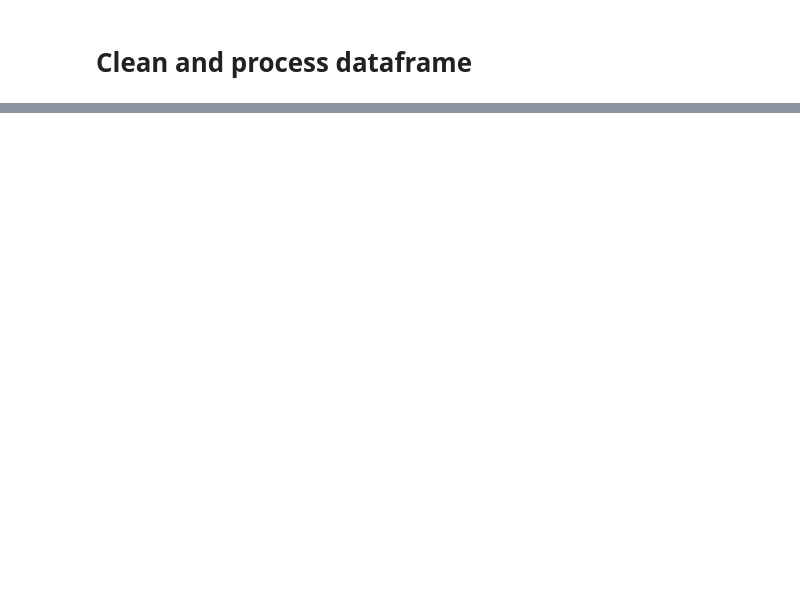
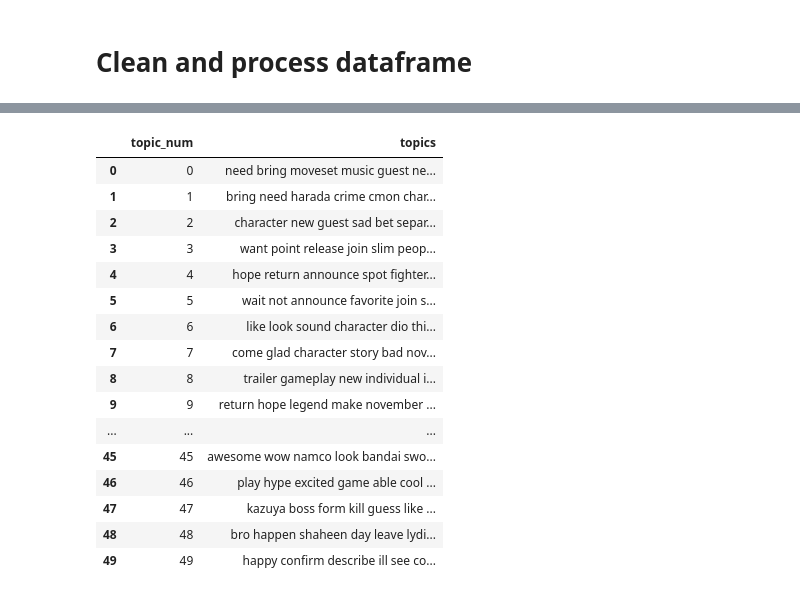
Before and after one commit to JonR45/TekkenNLP, a Jupyter notebook: notebooks/4.2.NMF_characters_removed.ipynb, the cells around one changed output, grey strips where cells are left out. Cells and saved outputs as stored; diff of their text form; code cells hidden in the pictures; blank space fills up the shorter version.

```diff
--- a/notebooks/4.2.NMF_characters_removed.ipynb
+++ b/notebooks/4.2.NMF_characters_removed.ipynb
@@ -126,0 +333,24 @@ H = nmf.transform(A)
+# %%
+# Create a df with only the created topics and topic number
+df_topic = df_topic['topics'].reset_index()
+df_topic.columns = ['topic_num', 'topics']
+
+df_topic
+# %% [output]
+|  | topic_num | topics |
+| 0 | 0 | need bring moveset music guest ne... |
+| 1 | 1 | bring need harada crime cmon char... |
+| 2 | 2 | character new guest sad bet separ... |
+| 3 | 3 | want point release join slim peop... |
+| 4 | 4 | hope return announce spot fighter... |
+| 5 | 5 | wait not announce favorite join s... |
+| 6 | 6 | like look sound character dio thi... |
+| 7 | 7 | come glad character story bad nov... |
+| 8 | 8 | trailer gameplay new individual i... |
+| 9 | 9 | return hope legend make november ... |
+| ... | ... | ... |
+| 45 | 45 | awesome wow namco look bandai swo... |
+| 46 | 46 | play hype excited game able cool ... |
+| 47 | 47 | kazuya boss form kill guess like ... |
+| 48 | 48 | bro happen shaheen day leave lydi... |
+| 49 | 49 | happy confirm describe ill see co... |
```
Also changed, not shown: parts of 20 cells of this notebook, 2 other files.
